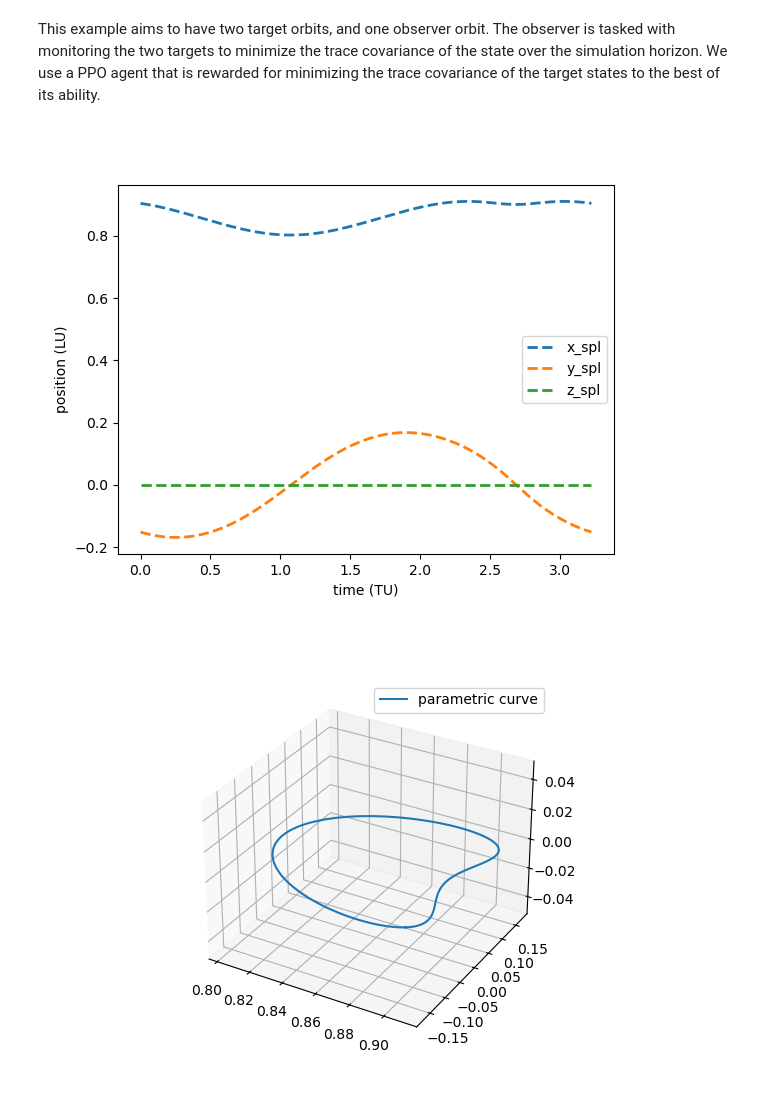
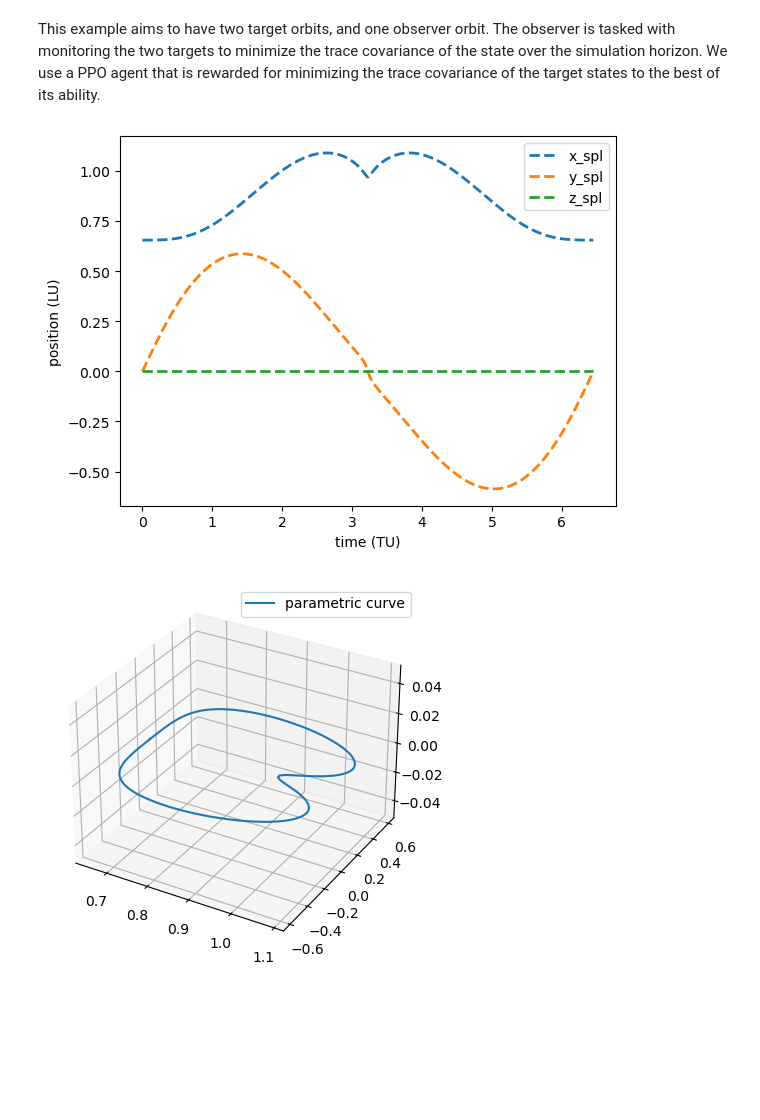
Before and after one commit to Malav-P/sensor_phase_task, a Jupyter notebook: example/target_generation.ipynb, the cells around one changed output. Saved outputs shown, nothing was run; the diff lists cells and outputs as text; code cells hidden in the pictures; blank space fills up the shorter version.

Commit message:
new functions for plotting

```diff
--- a/example/target_generation.ipynb
+++ b/example/target_generation.ipynb
@@ -42,24 +41,54 @@ x0_3 = np.array([
         1.5325475708886613,
         0.0
     ])
+
+# 2:1 Resonant, period = 6.45 TU
+x0_4 = np.array([
+        0.9519486347314083,
+        0.0,
+        0.0,
+        0.0,
+        -0.952445273435512,
+        0.0
+    ])
+
+# 3:1 Resonant, period = 6.45 TY
+x0_5 = np.array([
+        0.13603399956670137,
+        0.0,
+        0.0,
+        1.9130717669166003e-12,
+        3.202418276067991,
+        0.0
+    ])
+
+# 1:1 L1 Lyapunov, period = 6.45 TU
+x0_6 = np.array([
+        0.65457084231188,
+        0.0,
+        0.0,
+        3.887957091335523e-13,
+        0.7413347560791179,
+        0.0
+    ])
 # %%
-tg = TargetGenerator([x0_1, x0_2, x0_3], periods=[3.225, 3.225, 6.45])
+tg = TargetGenerator([x0_1, x0_2, x0_3, x0_4, x0_5, x0_6], periods=[3.225, 3.225, 6.45, 6.45, 6.45, 6.45])
 # %%
-out = tg.gen_phased_ics([0, 3, 0])
+out = tg.gen_phased_ics([0, 0, 0, 0, 0, 1])
 # %%
-tt = np.linspace(0, 1*tg.periods[1], 300)
-data_spl = out[2]["spline"](tt)
+tt = np.linspace(0, 1*tg.periods[5], 300)
+data_spl = out[0]["spline"](tt)
 
 plt.figure(6)
 plt.clf()
 plt.xlabel("time (TU)")
 plt.ylabel("position (LU)")
 # plt.plot(data[:, 0], data[:, 1:4], label = ["x", "y", "z"])
 plt.plot(tt, data_spl[:, :3], label = ["x_spl", "y_spl", "z_spl"], linestyle = "--", linewidth = 2.0)
 plt.legend()
 plt.show()
 # %% [output]
-[figure, old version]
+[figure, new version]
 # %%
 ax = plt.figure(7).add_subplot(projection='3d')
 
@@ -70,4 +99,4 @@ ax.legend()
 
 plt.show()
 # %% [output]
-[figure, old version]
+[figure, new version]
```
Also changed, not shown: parts of 1 cell of this notebook, 10 other files.
